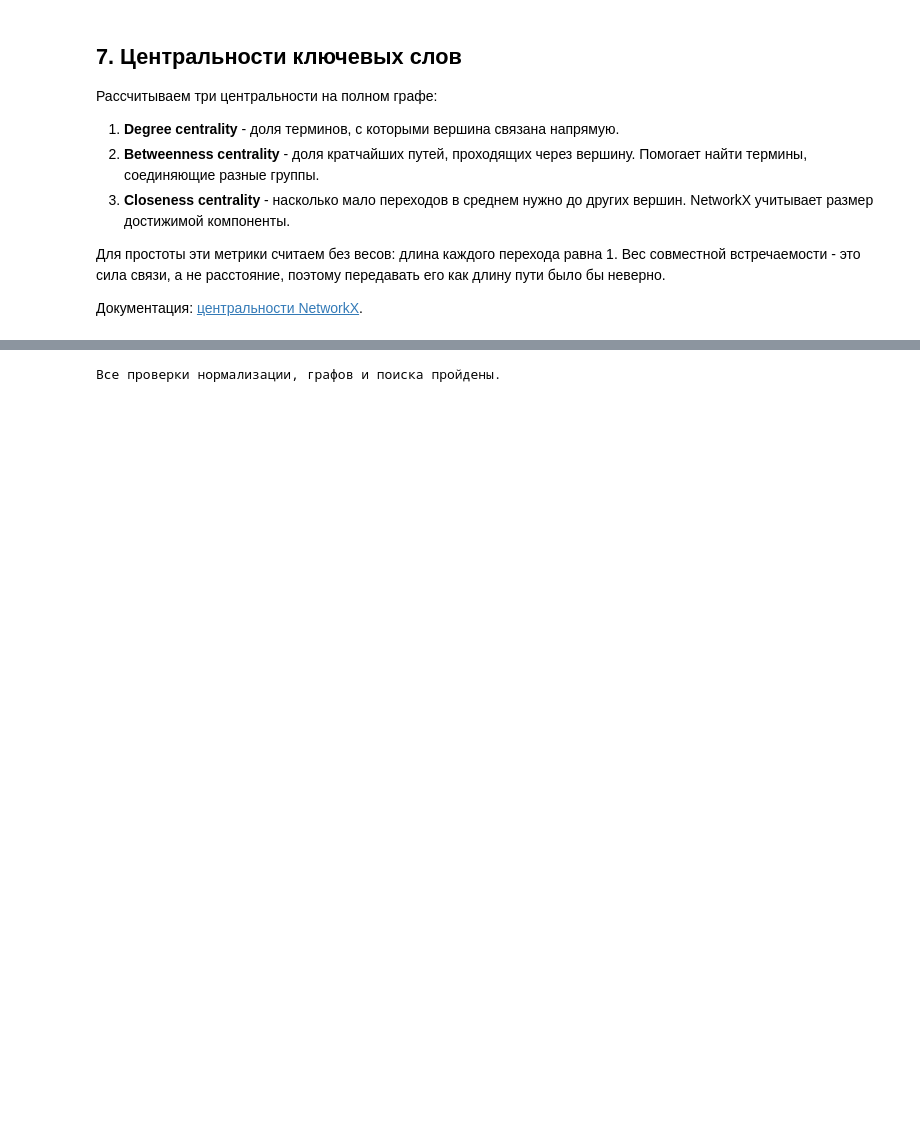
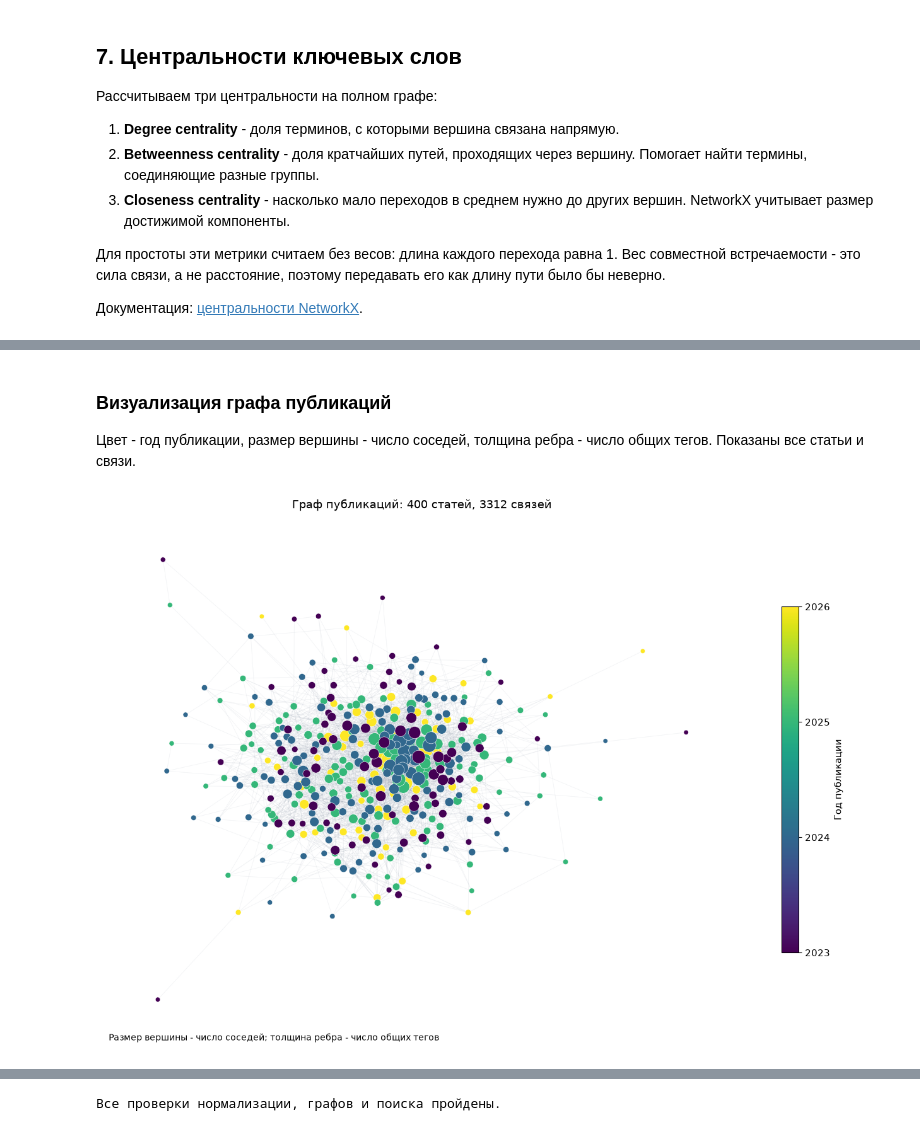
Before and after one commit to shirr9/andan-lab1, a Jupyter notebook: lab1.ipynb, the cells around one changed output, grey strips where cells are left out. Cells and saved outputs as stored; diff of their text form; code cells hidden in the pictures; blank space fills up the shorter version.

```diff
--- a/lab1.ipynb
+++ b/lab1.ipynb
@@ -570,4 +586,30 @@ print('Изолированных статей:', nx.number_of_isolates(G_papers
 Компонент связности: 1
 Изолированных статей: 0
+# %% [markdown]
+### Визуализация графа публикаций
+
+Цвет - год публикации, размер вершины - число соседей,
+толщина ребра - число общих тегов. Показаны все статьи и связи.
+# %%
+paper_positions = nx.spring_layout(G_papers, seed=42, weight='weight', iterations=100)
+fig, ax = plt.subplots(figsize=(13, 9))
+nx.draw_networkx_edges(G_papers, paper_positions, ax=ax, alpha=0.09,
+                       width=[0.25 + 0.25 * edge['weight']
+                              for _, _, edge in G_papers.edges(data=True)],
+                       edge_color='#64748b')
+nodes = nx.draw_networkx_nodes(
+    G_papers, paper_positions, ax=ax,
+    node_color=[papers_by_id.at[node, 'year'] for node in G_papers],
+    cmap='viridis', node_size=[25 + 4 * G_papers.degree(node) for node in G_papers],
+    edgecolors='white', linewidths=0.4)
+fig.colorbar(nodes, ax=ax, ticks=sorted(df['year'].unique()), label='Год публикации', shrink=0.65)
+ax.set_title(f'Граф публикаций: {len(G_papers)} статей, {G_papers.number_of_edges()} связей')
+ax.text(0.01, 0.01, 'Размер вершины - число соседей; толщина ребра - число общих тегов',
+        transform=ax.transAxes, fontsize=10)
+ax.axis('off')
+plt.tight_layout()
+plt.show()
+# %% [output]
+[figure, added]
 # %%
 def find_similar(graph, paper_id, top_n=5):
```
Also changed, not shown: parts of 22 cells of this notebook.
